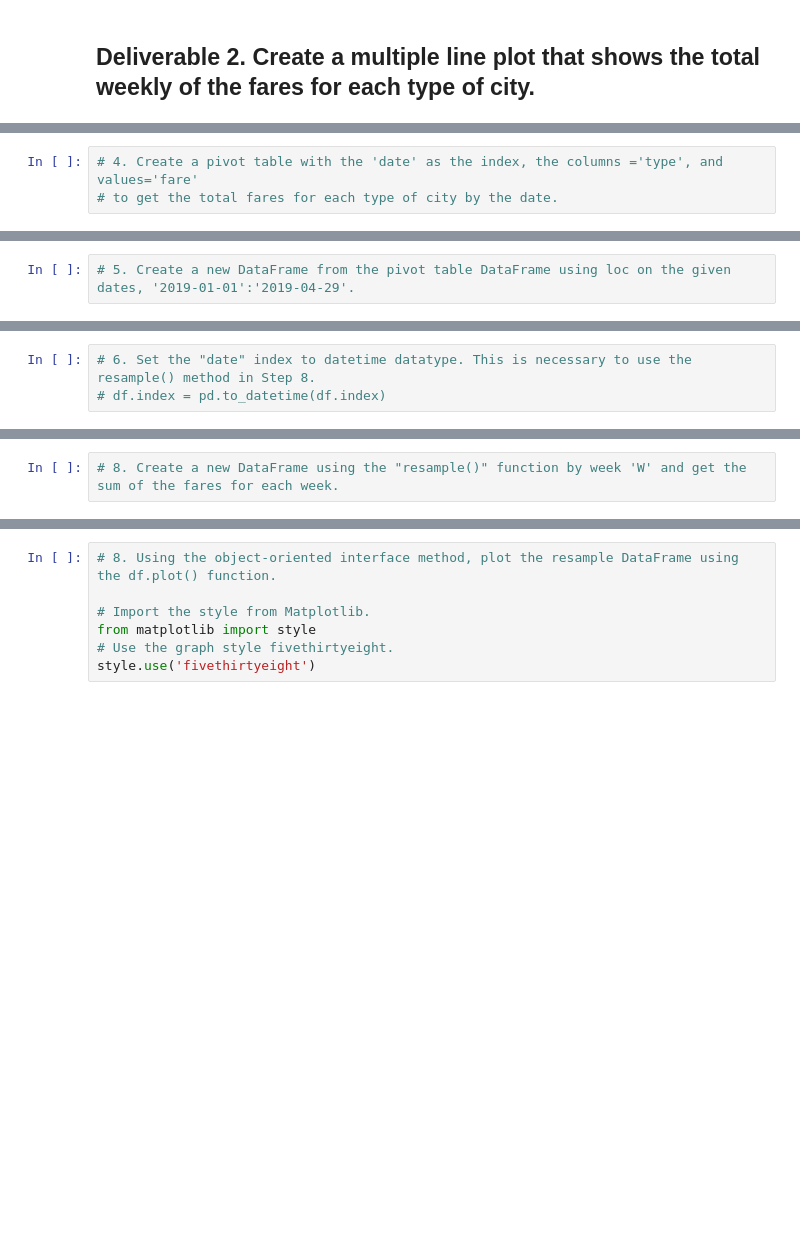
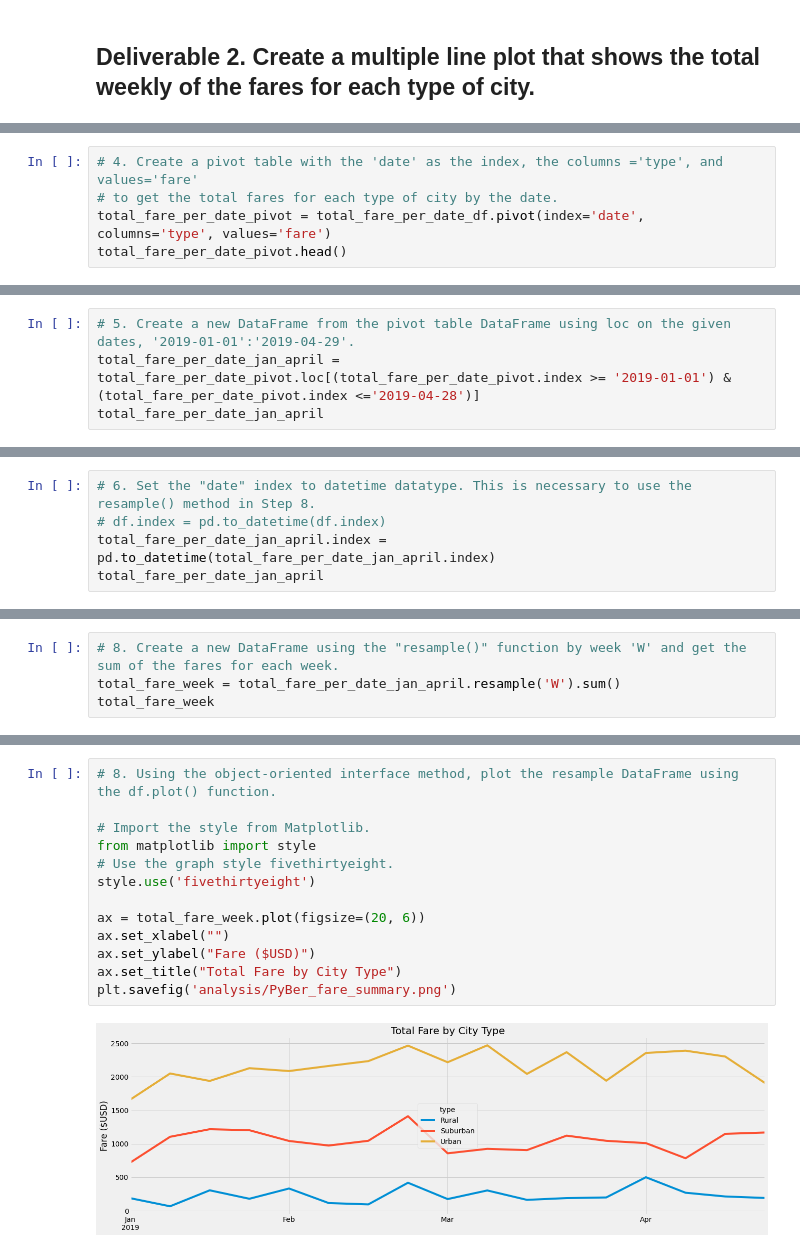
Before and after one commit to zkt2018/PyBer_Analysis, a Jupyter notebook: PyBer_Challenge.ipynb, the cells around one changed output, grey strips where cells are left out. Drawn from its saved outputs; the diff is of its cells as text; blank space fills up the shorter version.

Commit message:
PyBer Challenge analysis

```diff
--- a/PyBer_Challenge.ipynb
+++ b/PyBer_Challenge.ipynb
@@ -134,3 +160,5 @@ pyber_summary_df
 # %%
 # 4. Create a pivot table with the 'date' as the index, the columns ='type', and values='fare'
 # to get the total fares for each type of city by the date.
+total_fare_per_date_pivot = total_fare_per_date_df.pivot(index='date', columns='type', values='fare')
+total_fare_per_date_pivot.head()
@@ -137,2 +173,4 @@ pyber_summary_df
 # %%
 # 5. Create a new DataFrame from the pivot table DataFrame using loc on the given dates, '2019-01-01':'2019-04-29'.
+total_fare_per_date_jan_april = total_fare_per_date_pivot.loc[(total_fare_per_date_pivot.index >= '2019-01-01') & (total_fare_per_date_pivot.index <='2019-04-28')]
+total_fare_per_date_jan_april
@@ -139,3 +192,5 @@ pyber_summary_df
 # %%
 # 6. Set the "date" index to datetime datatype. This is necessary to use the resample() method in Step 8.
 # df.index = pd.to_datetime(df.index)
+total_fare_per_date_jan_april.index = pd.to_datetime(total_fare_per_date_jan_april.index)
+total_fare_per_date_jan_april
@@ -144,2 +226,4 @@ pyber_summary_df
 # %%
 # 8. Create a new DataFrame using the "resample()" function by week 'W' and get the sum of the fares for each week.
+total_fare_week = total_fare_per_date_jan_april.resample('W').sum()
+total_fare_week
@@ -146,7 +250,15 @@ pyber_summary_df
 # %%
 # 8. Using the object-oriented interface method, plot the resample DataFrame using the df.plot() function.
 
 # Import the style from Matplotlib.
 from matplotlib import style
 # Use the graph style fivethirtyeight.
 style.use('fivethirtyeight')
+
+ax = total_fare_week.plot(figsize=(20, 6))
+ax.set_xlabel("")
+ax.set_ylabel("Fare ($USD)")
+ax.set_title("Total Fare by City Type")
+plt.savefig('analysis/PyBer_fare_summary.png')
+# %% [output]
+[figure, added]
```
Also changed, not shown: parts of 8 cells of this notebook, 1 other file.
